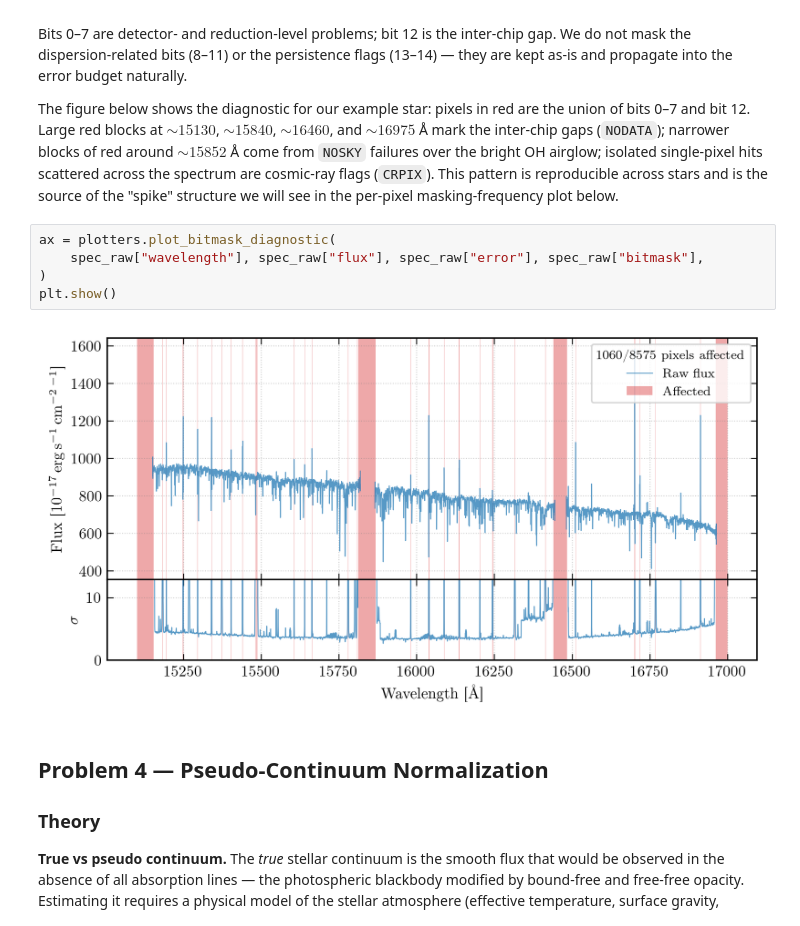
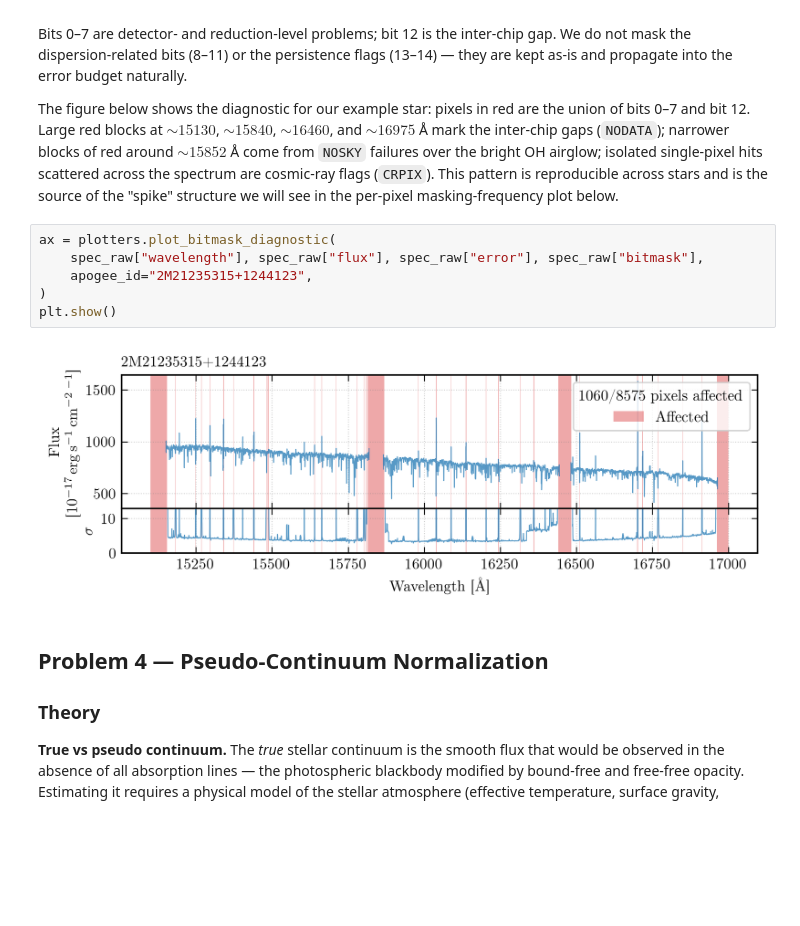
Before and after one commit to raw-asparagus/ay-128, a Jupyter notebook: labs/02/01-training-set.ipynb, the cells around one changed output. Saved outputs shown, nothing was run; the diff lists cells and outputs as text; blank space fills up the shorter version.

```diff
--- a/labs/02/01-training-set.ipynb
+++ b/labs/02/01-training-set.ipynb
@@ -171,10 +171,11 @@ The figure below shows the diagnostic for our example star: pixels in red are th
 # %%
 ax = plotters.plot_bitmask_diagnostic(
     spec_raw["wavelength"], spec_raw["flux"], spec_raw["error"], spec_raw["bitmask"],
+    apogee_id="2M21235315+1244123",
 )
 plt.show()
 # %% [output]
-[figure, old version]
+[figure, new version]
 # %% [markdown]
 ## Problem 4 — Pseudo-Continuum Normalization
 
```
Also changed, not shown: parts of 4 cells of this notebook, 31 other files.
